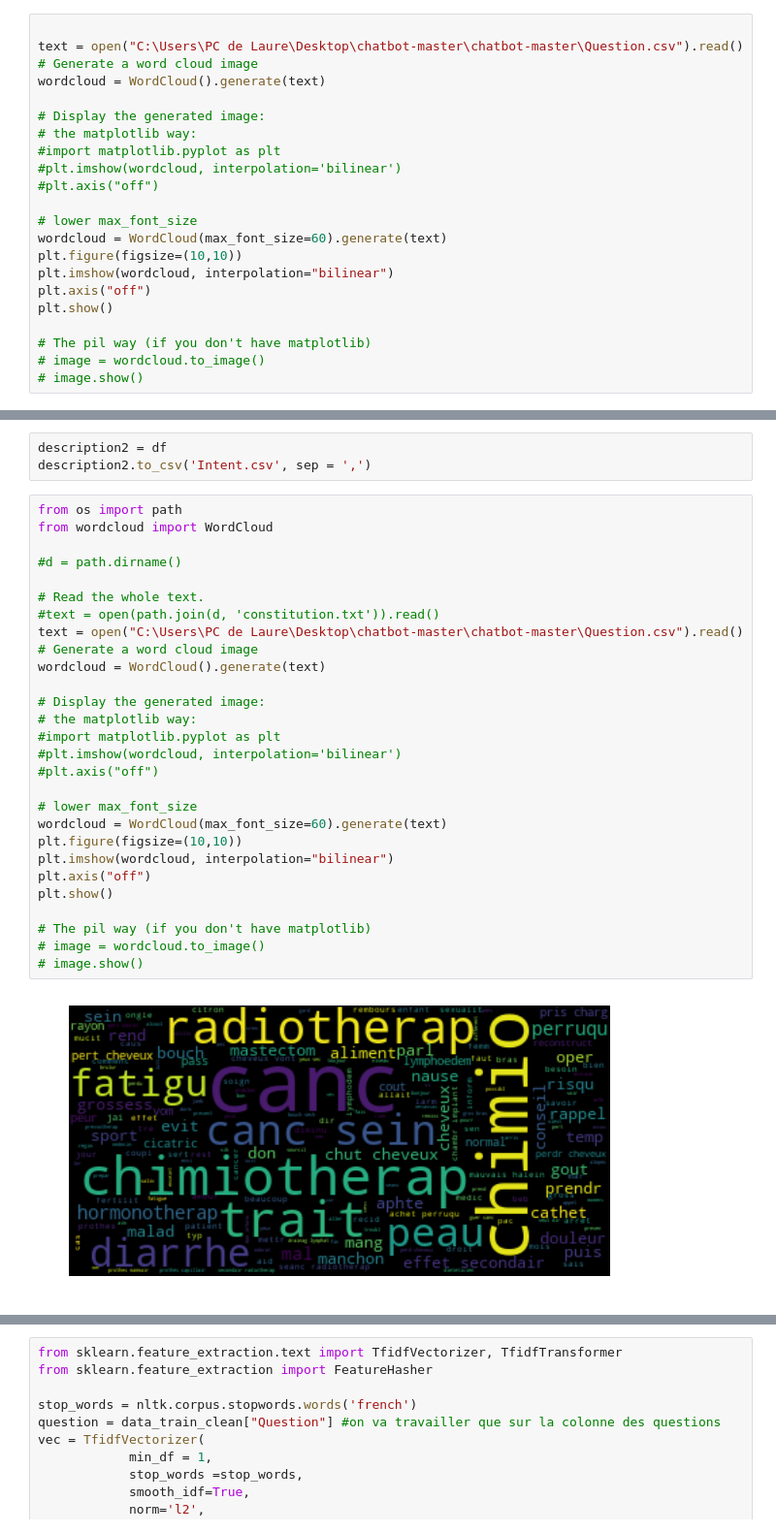
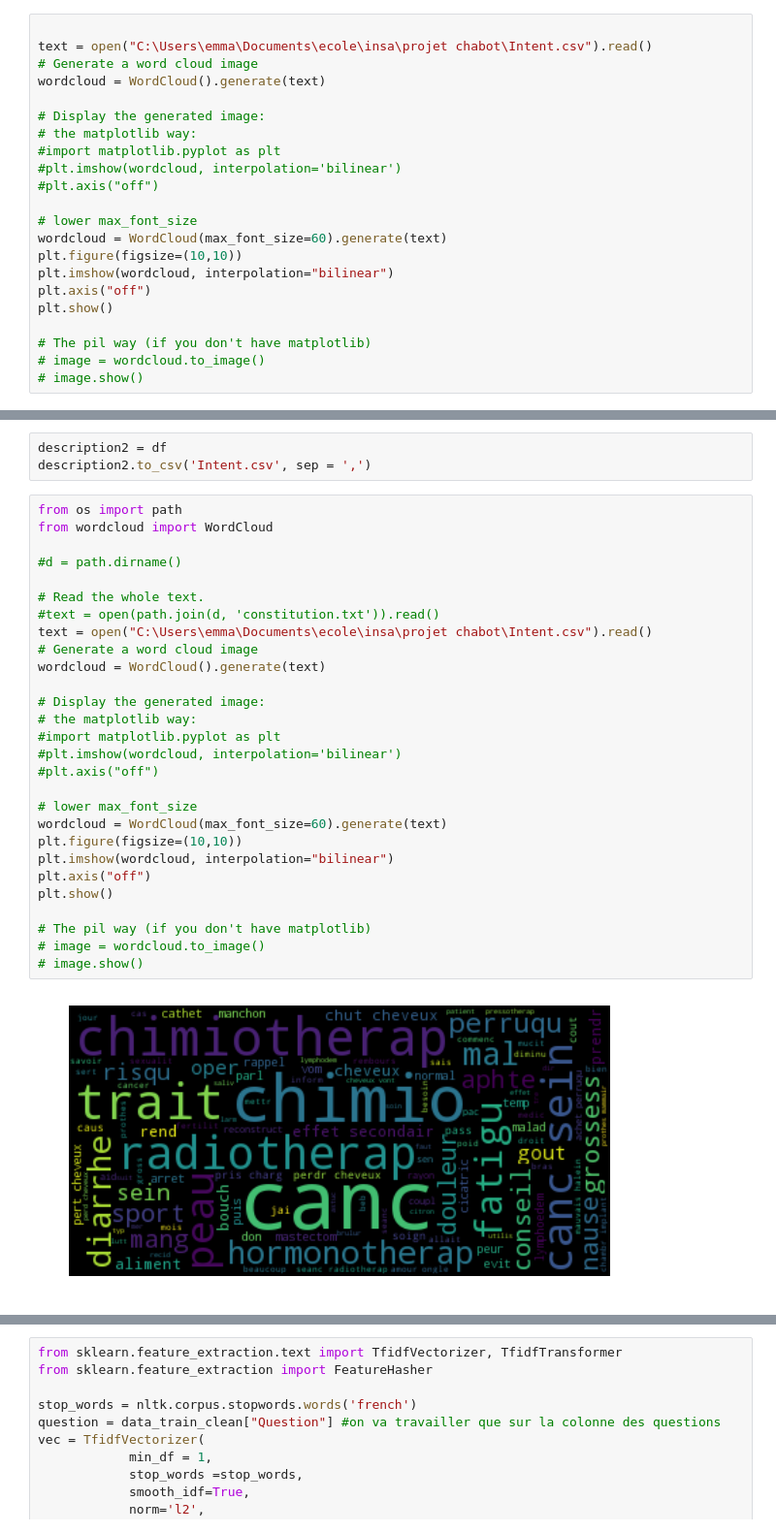
Before and after one commit to emmaboucheron/chatbot, a Jupyter notebook: wordcloud_projet.ipynb, the cells around one changed output, grey strips where cells are left out. Shown at 97% size. Drawn from its saved outputs; the diff is of its cells as text.

```diff
--- a/wordcloud_projet.ipynb
+++ b/wordcloud_projet.ipynb
@@ -451,7 +449,7 @@ description2 = df
 description2.to_csv('Intent.csv', sep = ',')
 # %%
 
-text = open("C:\Users\PC de Laure\Desktop\chatbot-master\chatbot-master\Question.csv").read()
+text = open("C:\Users\emma\Documents\ecole\insa\projet chabot\Intent.csv").read()
 # Generate a word cloud image
 wordcloud = WordCloud().generate(text)
 
@@ -484,31 +486,31 @@ description2.to_csv('Intent.csv', sep = ',')
 # %%
 from os import path
 from wordcloud import WordCloud
 
 #d = path.dirname()
 
 # Read the whole text.
 #text = open(path.join(d, 'constitution.txt')).read()
-text = open("C:\Users\PC de Laure\Desktop\chatbot-master\chatbot-master\Question.csv").read()
+text = open("C:\Users\emma\Documents\ecole\insa\projet chabot\Intent.csv").read()
 # Generate a word cloud image
 wordcloud = WordCloud().generate(text)
 
 # Display the generated image:
 # the matplotlib way:
 #import matplotlib.pyplot as plt
 #plt.imshow(wordcloud, interpolation='bilinear')
 #plt.axis("off")
 
 # lower max_font_size
 wordcloud = WordCloud(max_font_size=60).generate(text)
 plt.figure(figsize=(10,10))
 plt.imshow(wordcloud, interpolation="bilinear")
 plt.axis("off")
 plt.show()
 
 # The pil way (if you don't have matplotlib)
 # image = wordcloud.to_image()
 # image.show()
 # %% [output]
-[figure, old version]
+[figure, new version]
 # %% [markdown]
```
Also changed, not shown: parts of 21 cells of this notebook.
